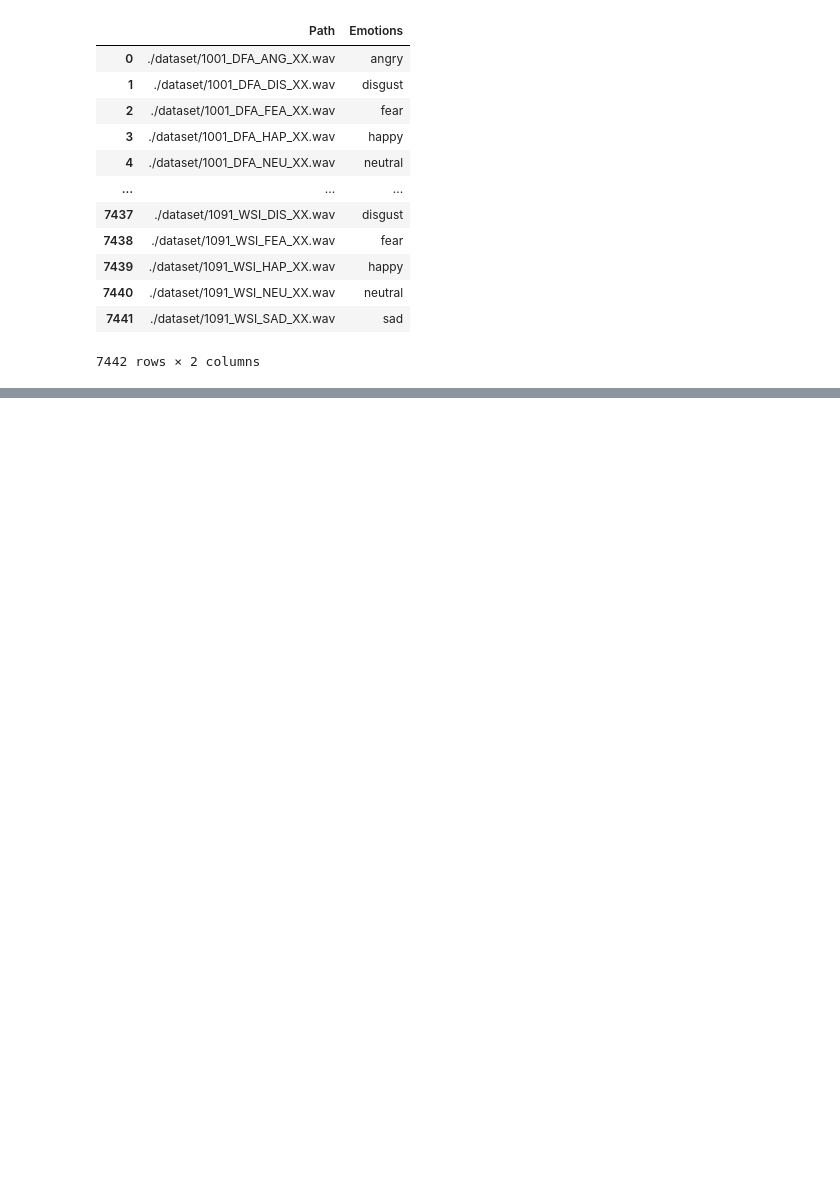
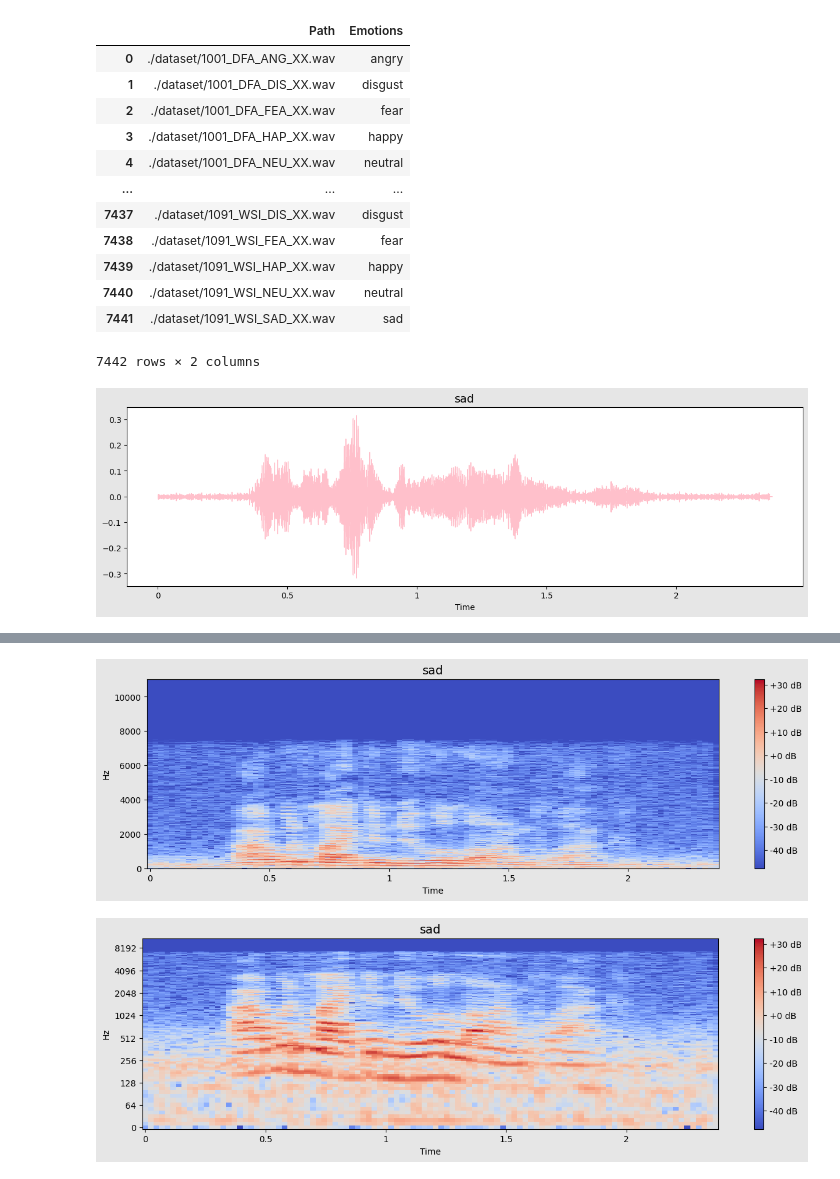
Before and after one commit to satria-ui/TugasAkhir2023, a Jupyter notebook: script/SER.ipynb, the cells around one changed output, grey strips where cells are left out. Drawn from its saved outputs; the diff is of its cells as text; code cells hidden in the pictures; blank space fills up the shorter version.

```diff
--- a/script/SER.ipynb
+++ b/script/SER.ipynb
@@ -34,6 +43,38 @@ def data_load(path):
     dataset = pd.concat([audio_path_dataset, emotion_dataset], axis= 1)
 
     return dataset
+
+def waveplot(data,sr,emotion):
+    plt.figure(figsize=(15,4), facecolor=(.9,.9,.9))
+    plt.title(emotion, size=14)
+    librosa.display.waveshow(data,sr=sr,color='pink')
+    plt.show()
+
+def spectogram_linear(data,sr,emotion):
+    x = librosa.stft(data)
+    # convert to db
+    xdb = librosa.amplitude_to_db(abs(x))
+    plt.figure(figsize=(15,4), facecolor=(.9,.9,.9))
+    plt.title(emotion, size=14)
+    librosa.display.specshow(xdb,sr=sr, x_axis='time', y_axis='hz')
+    plt.colorbar(format="%+2.f dB")
+
+def spectogram_log(data,sr,emotion):
+    x = librosa.stft(data)
+    # convert to db
+    xdb = librosa.amplitude_to_db(abs(x))
+    plt.figure(figsize=(15,4), facecolor=(.9,.9,.9))
+    plt.title(emotion, size=14)
+    librosa.display.specshow(xdb,sr=sr, x_axis='time', y_axis='log')
+    plt.colorbar(format="%+2.f dB")
+
+def mfcc_feature(file):
+    y,sr = librosa.load(file, duration=4, offset=0.5)
+    n_fft = int(sr * 0.02)
+    hop_length = n_fft // 2
+    mfcc = np.mean(librosa.feature.mfcc(y=y, sr=sr, n_mfcc=13, n_fft=n_fft, hop_length=hop_length).T, axis=0)
+
+    return mfcc
 # %%
 dataset = data_load(path = "./dataset/")
 # %%
@@ -72,3 +115,15 @@ dataset
 | 7440 | ./dataset/1091_WSI_NEU_XX.wav | neutral |
 | 7441 | ./dataset/1091_WSI_SAD_XX.wav | sad |
 7442 rows × 2 columns
+# %%
+emotion = "sad"
+path = list(dataset["Path"][dataset["Emotions"] == emotion])
+idx = random.randint(0, len(path))
+
+data,sampling_rate = librosa.load(path[idx])
+waveplot(data,sampling_rate,emotion)
+spectogram_linear(data,sampling_rate,emotion)
+spectogram_log(data,sampling_rate,emotion)
+Audio(path[idx])
+# %% [output]
+[figure, added]
@@ -75,3 +131,5 @@ dataset
+[figure, added]
+[figure, added]
 # %%
 
 # load an individual sample audio file
```
Also changed, not shown: parts of 27 cells of this notebook, 4 other files.
